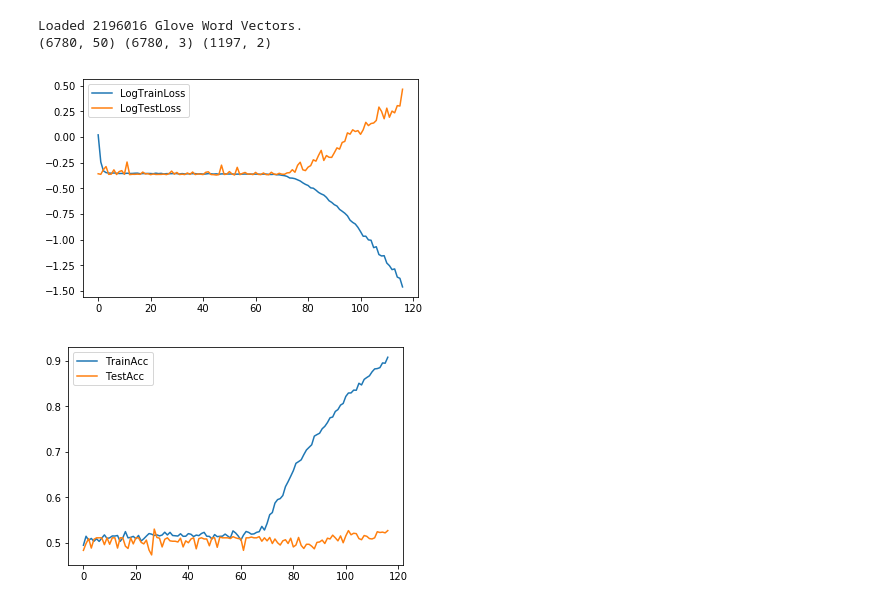
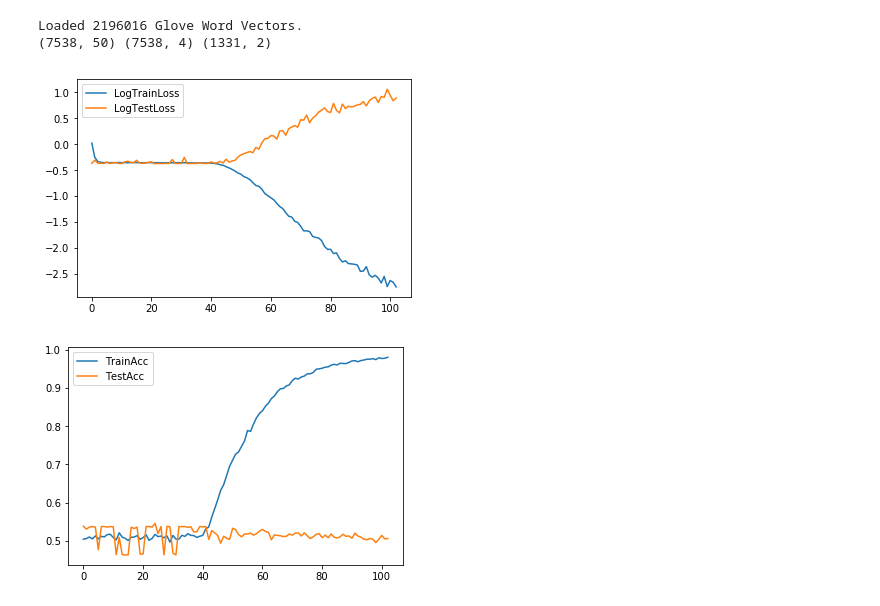
Before and after one commit to sshh12/StockMarketML, a Jupyter notebook: lab2/HeadlineEmbeddings.ipynb, the cells around one changed output. Drawn from its saved outputs; the diff is of its cells as text; code cells hidden in the pictures.

Commit message:
Tweaked and Trained

```diff
--- a/lab2/HeadlineEmbeddings.ipynb
+++ b/lab2/HeadlineEmbeddings.ipynb
@@ -21,10 +23,10 @@ from keras.callbacks import ReduceLROnPlateau, EarlyStopping, ModelCheckpoint
 # Options
 
 stocks      = ['AAPL', 'AMD', 'AMZN', 'GOOG', 'MSFT']
-all_sources = ['reddit', 'twitter', 'seekingalpha']
+all_sources = ['reddit', 'reuters', 'twitter', 'seekingalpha']
 
 max_length  = 50
-vocab_size  = 10100
+vocab_size  = 11455
 emb_size    = 300
 
 epochs     = 120
@@ -174,12 +176,12 @@ def get_embedding_matrix(tokenizer, pretrained_file='glove.840B.300d.txt'):
 
 def get_model(emb_matrix):
 
-    ## Text
+    ## Text ##
 
     text_input = Input(shape=(max_length,))
 
     emb = Embedding(vocab_size, emb_size, input_length=max_length, weights=[emb_matrix])(text_input)
-    emb = SpatialDropout1D(.3)(emb)
+    emb = SpatialDropout1D(.2)(emb)
 
     # conv = Conv1D(filters=64, kernel_size=5, padding='same', activation='selu')(emb)
     # conv = MaxPooling1D(pool_size=3)(conv)
@@ -188,11 +190,11 @@ def get_model(emb_matrix):
     rnn = Activation('relu')(rnn)
     rnn = BatchNormalization()(rnn)
 
-    ## Source
+    ## Source ##
 
     source_input = Input(shape=(len(all_sources),))
 
-    ## Combined
+    ## Combined ##
 
     merged = concatenate([rnn, source_input])
 
@@ -232,43 +234,51 @@ if __name__ == "__main__":
     print(trainX.shape, trainX2.shape, testY.shape)
 # %% [output]
 Loaded 2196016 Glove Word Vectors.
-(6780, 50) (6780, 3) (1197, 2)
+(7538, 50) (7538, 4) (1331, 2)
 # %%
 # TRAIN MODEL
 
 if __name__ == "__main__":
 
+    ## Save Tokenizer ##
+
     with open(os.path.join('..', 'models', 'toke.pkl'), 'wb') as toke_file:
         pickle.dump(toke, toke_file, protocol=pickle.HIGHEST_PROTOCOL)
 
+    ## Create Model ##
+
     model = get_model(emb_matrix)
 
-    e_stopping = EarlyStopping(monitor='val_loss', patience=70)
+    e_stopping = EarlyStopping(monitor='val_loss', patience=80)
     checkpoint = ModelCheckpoint(os.path.join('..', 'models', 'media-headlines.h5'),
                                  monitor='val_loss',
                                  verbose=0,
                                  save_best_only=True)
+
+    ## Train ##
 
     history = model.fit([trainX, trainX2],
                         trainY,
                         epochs=epochs,
                         batch_size=batch_size,
                         validation_data=([testX, testX2], testY),
                         verbose=0,
                         callbacks=[e_stopping, checkpoint])
+
+    ## Display Train Data ##
 
     plt.plot(np.log(history.history['loss']))
     plt.plot(np.log(history.history['val_loss']))
     plt.legend(['LogTrainLoss', 'LogTestLoss'])
     plt.show()
 
     plt.plot(history.history['acc'])
     plt.plot(history.history['val_acc'])
     plt.legend(['TrainAcc', 'TestAcc'])
     plt.show()
 # %% [output]
-[figure, old version]
+[figure, new version]
-[figure, old version]
+[figure, new version]
 # %%
 # TEST MODEL
 
```
Also changed, not shown: parts of 3 cells of this notebook, 8 other files.
